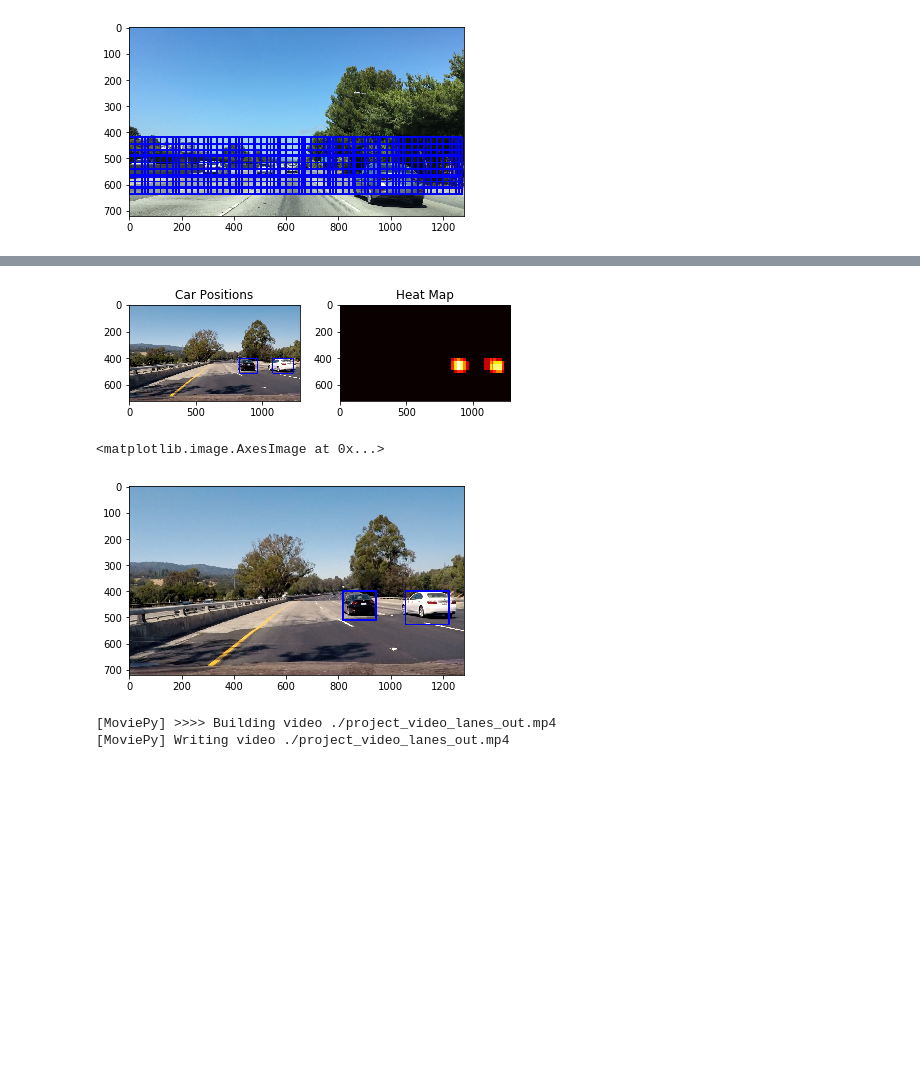
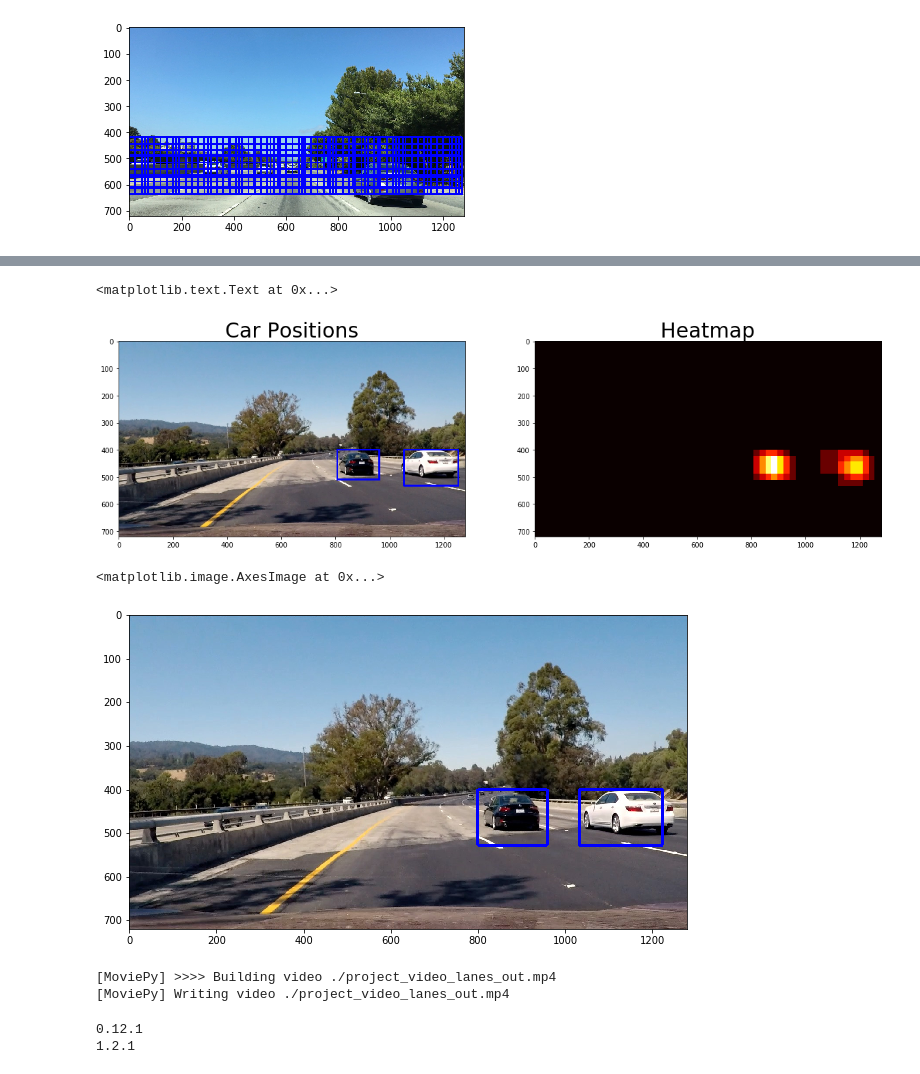
Before and after one commit to warlck/Vehicle-Detection-and-Tracking, a Jupyter notebook: solution.ipynb, the cells around one changed output, grey strips where cells are left out. Cells and saved outputs as stored; diff of their text form; code cells hidden in the pictures; blank space fills up the shorter version.

```diff
--- a/solution.ipynb
+++ b/solution.ipynb
@@ -797,20 +797,26 @@ def draw_labeled_bboxes(img, labels):
 # %%
 heat = np.zeros_like(image[:,:,0]).astype(np.float)
 heat = add_heat(heat,hot_windows)
-heat = apply_threshold(heat,1)
+heat = apply_threshold(heat,0)
 heatmap = np.clip(heat, 0, 255)
 labels = label(heatmap)
 draw_img = draw_labeled_bboxes(np.copy(img), labels)
-fig = plt.figure()
-plt.subplot(121)
-plt.imshow(draw_img)
-plt.title('Car Positions')
-plt.subplot(122)
-plt.imshow(heatmap, cmap='hot')
-plt.title('Heat Map')
-fig.tight_layout()
+# fig = plt.figure()
+# plt.subplot(121)
+# plt.imshow(draw_img)
+# plt.title('Car Positions')
+# plt.subplot(122)
+# plt.imshow(heatmap, cmap='hot')
+# plt.title('Heat Map')
+# fig.tight_layout()
+f, (ax1, ax2) = plt.subplots(1, 2, figsize=(20,10))
+ax1.imshow(draw_img)
+ax1.set_title('Car Positions', fontsize=30)
+ax2.imshow(heatmap, cmap='hot')
+ax2.set_title('Heatmap', fontsize=30)
 # %% [output]
+<matplotlib.text.Text at 0x...>
-[figure, old version]
+[figure, new version]
 # %%
 import collections
 time_window = 5
@@ -855,10 +861,11 @@ def process_image(image):
     return draw_img
 # %%
 img = mpimg.imread('./test_images/test4.jpg')
+plt.figure(figsize=(10,15))
 plt.imshow(process_image(img))
 # %% [output]
 <matplotlib.image.AxesImage at 0x...>
-[figure, old version]
+[figure, new version]
 # %%
 from moviepy.editor import VideoFileClip, CompositeVideoClip
 from IPython.display import HTML
@@ -903,8 +910,11 @@ print(tf.__version__)
 print(keras.__version__)
 input_shape=(300, 300, 3)
 model = SSD300(input_shape, num_classes=NUM_CLASSES)
-model.load_weights('./ssd_keras/weights_SSD300.hdf5', by_name=True)
+model.load_weights('../weights_SSD300.hdf5', by_name=True)
 bbox_util = BBoxUtility(NUM_CLASSES)
+# %% [output]
+0.12.1
+1.2.1
 # %%
 def detect_cars_ssd(image, threshold):
     img = preprocess_input(np.array([cv2.resize(image, (300,300))], dtype=np.float32))
```
Also changed, not shown: parts of 11 cells of this notebook, 6 other files.
